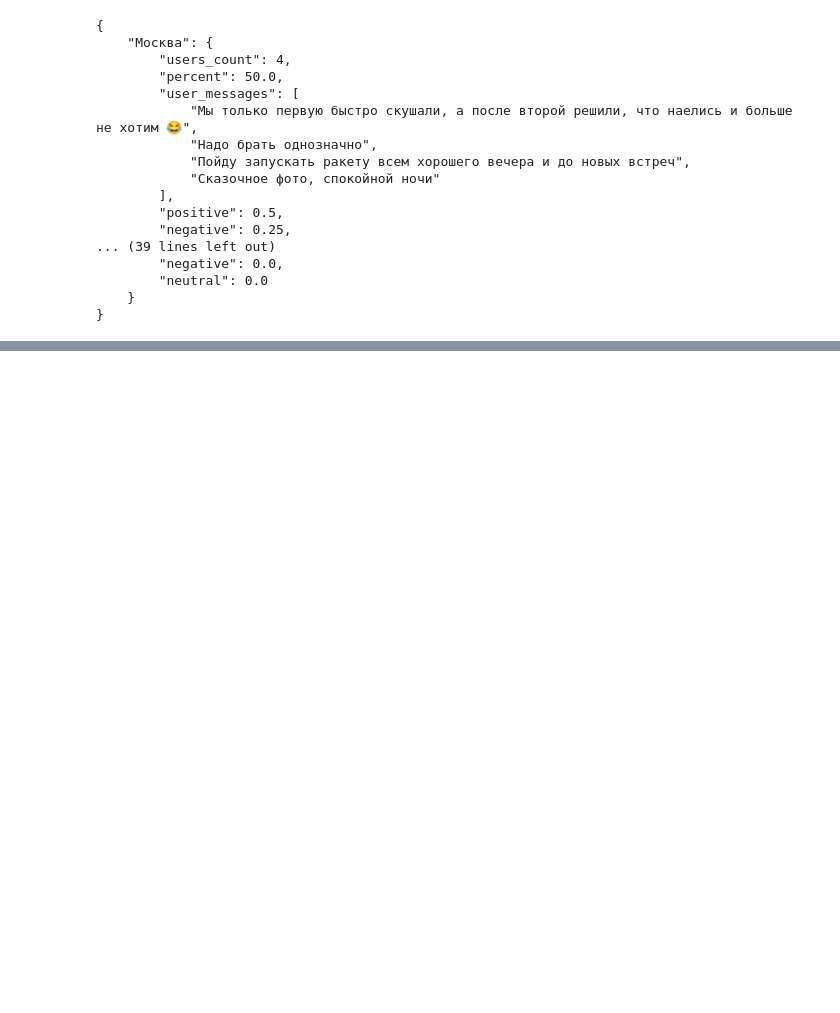
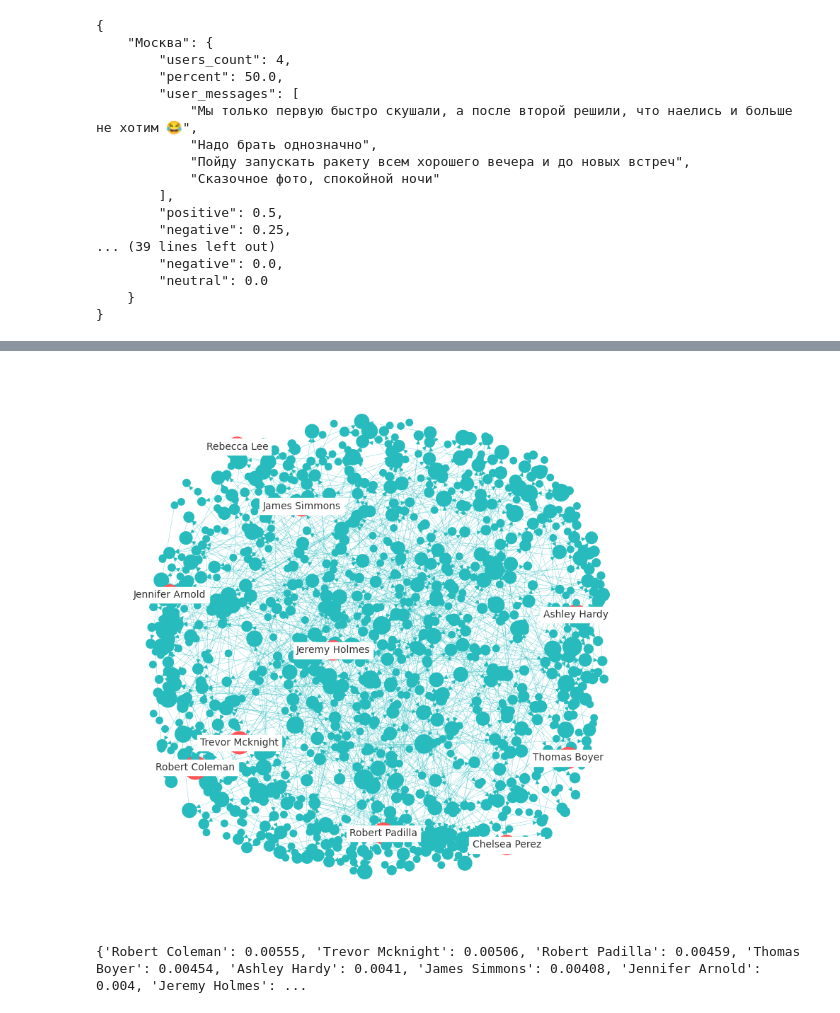
Before and after one commit to nermakovaa/SNA, a Jupyter notebook: Metrics.ipynb, the cells around one changed output, grey strips where cells are left out. Cells and saved outputs as stored; diff of their text form; code cells hidden in the pictures; blank space fills up the shorter version.

```diff
--- a/Metrics.ipynb
+++ b/Metrics.ipynb
@@ -276,0 +824,18 @@ print(result)
+# %%
+# Example data
+from faker import Faker
+import networkx as nx
+import matplotlib.pyplot as plt
+import random
+
+sender_id = list(range(108718, 109718)) # узлы
+connections = [(random.choice(sender_id), random.choice(sender_id)) for _ in range(len(sender_id))] # ребра
+
+fake = Faker()
+
+example_data = {}
+for id in sender_id:
+    example_data[id] = {"first_name": fake.first_name(), "last_name": fake.last_name()}
+
+
+print(sender_id, example_data, connections, sep='\n')
@@ -276,0 +846,51 @@ print(result)
+# %%
+def page_rank(sender_id, example_data, connections):
+    '''
+    Топ-10 авторов с наибольшей способностью вовлекать других пользователей в дискуссию
+    [пользователь | значение pagerank]
+
+    sender_id - узлы (id пользователей)
+    example_data - (словарь с id в качестве ключа и значений в качестве словаря из first_name и last_name)
+    connections - ребра (one-to-one = id-to-id)
+    '''
+    G = nx.DiGraph()
+    [G.add_node(k, first_name = example_data[k]['first_name'], last_name = example_data[k]['last_name']) for k in sender_id]
+    G.add_edges_from(connections)
+    # spring_layout - https://networkx.org/documentation/stable/reference/generated/networkx.drawing.layout.spring_layout.html
+    pos = nx.spring_layout(G, k=0.15, iterations=20)
+
+    # pagerank - https://networkx.org/documentation/stable/reference/algorithms/generated/networkx.algorithms.link_analysis.pagerank_alg.pagerank.html
+    pr = nx.pagerank(G)
+    sorted_pr = sorted(pr.items(), key=lambda x: x[1], reverse=True)
+
+    top_10 = sorted_pr[:10]
+    top_10_ids = [id for id, pr in top_10]
+    # топ 10 пользователей с наибольшим pagerank
+    top_nodes = {node: G.nodes[node]['first_name'] + ' ' + G.nodes[node]['last_name'] for node in dict(top_10).keys()}
+
+    # для графа
+    node_colors = ['#FF5558' if node in top_10_ids else "#27BBBD" for node in G.nodes()]
+    plt.figure(figsize = (10, 10))
+    nx.draw_networkx_labels(G, pos,
+                            labels = top_nodes,
+                            font_color = '#333335',
+                            font_size = 10,
+                            bbox = dict(facecolor='white', edgecolor='white', boxstyle='square'))
+    nx.draw(G, pos,
+            nodelist = list(pr.keys()),
+            node_size = [v * 100000 for v in pr.values()],
+            with_labels = False,
+            node_color = node_colors,
+            edge_color = '#27BBBD',
+            width = 0.2)
+    plt.show()
+
+    # для таблицы "Top 20 influencers by PageRank"
+    name_surname_dict = {example_data[k]['first_name'] + ' ' + example_data[k]['last_name']: round(v, 5) for k, v in top_10}
+    print(name_surname_dict)
+
+
+page_rank(sender_id, example_data, connections)
+# %% [output]
+[figure, added]
+{'Robert Coleman': 0.00555, 'Trevor Mcknight': 0.00506, 'Robert Padilla': 0.00459, 'Thomas Boyer': 0.00454, 'Ashley Hardy': 0.0041, 'James Simmons': 0.00408, 'Jennifer Arnold': 0.004, 'Jeremy Holmes': ...
```
Also changed, not shown: parts of 38 cells of this notebook, 2 other files.
